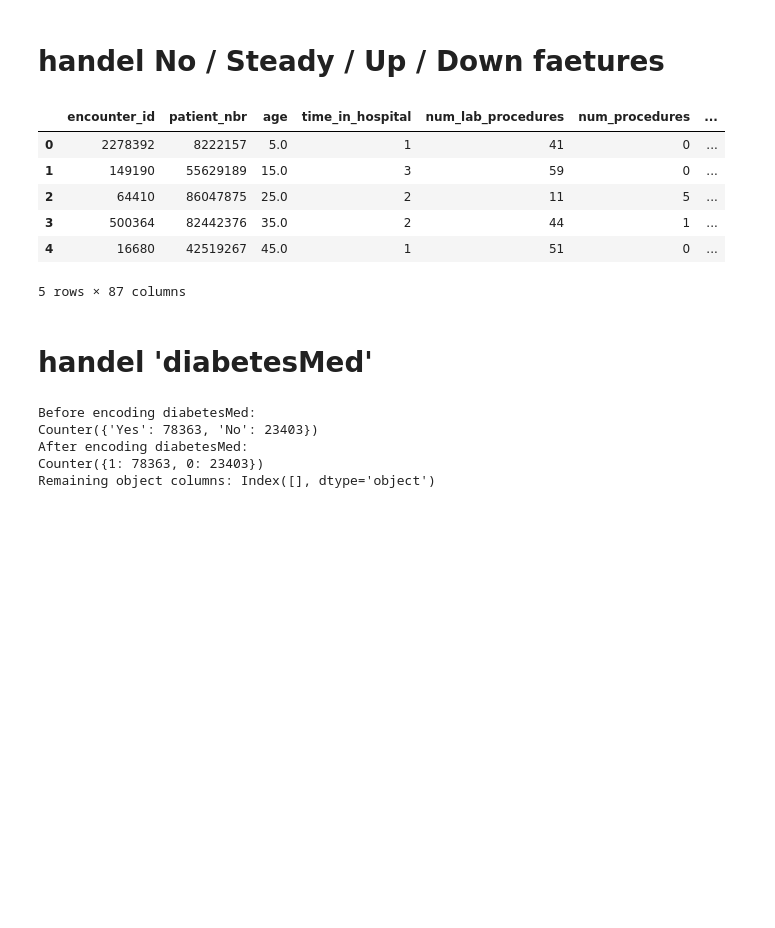
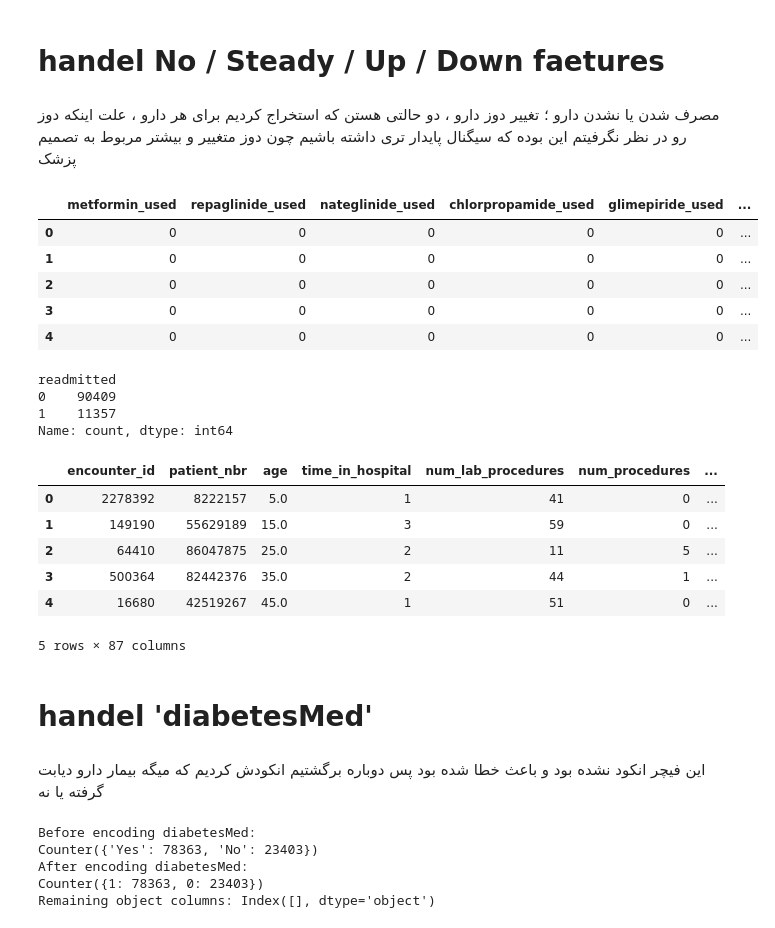
Before and after one commit to mrpanigale/tabatabaei, a Jupyter notebook: HW_09_tabatabaei/HW_09_tabatabaei_encoding_2.ipynb, the cells around one changed output. Saved outputs shown, nothing was run; the diff lists cells and outputs as text; code cells hidden in the pictures; blank space fills up the shorter version.

```diff
--- a/HW_09_tabatabaei/HW_09_tabatabaei_encoding_2.ipynb
+++ b/HW_09_tabatabaei/HW_09_tabatabaei_encoding_2.ipynb
@@ -446,11 +493,14 @@ i
 # %%
 def icd9_to_group(code):
+    # at least if we saw a unkown category we will change it to other
     try:
+        # there are different types of ICD9 codes so we need to convert them to string
         code = str(code)
+        # V and E are out of our issue
         if code.startswith('V') or code.startswith('E'):
             return 'Other'
         code_num = float(code)
-
+        # we will change a lot of unsense codes to these categories
         if 390 <= code_num <= 459 or code_num == 785:
             return 'Circulatory'
         elif 460 <= code_num <= 519:
@@ -472,19 +522,23 @@ def icd9_to_group(code):
     except:
         return 'Other'
 
+# apply func on diag_1, diag_2, diag_3
 for col in ['diag_1', 'diag_2', 'diag_3']:
+    # create a new column of func result
     diabetic_df[col + '_group'] = diabetic_df[col].apply(icd9_to_group)
-
+# one hot encoding of diag_1_group, diag_2_group, diag_3_group
 diag_ohe = pd.get_dummies(
     diabetic_df[['diag_1_group', 'diag_2_group', 'diag_3_group']],
-    prefix=['diag1', 'diag2', 'diag3']
+    prefix=['diag1', 'diag2', 'diag3'],
+    dtype=int
 )
-
+# concat the original df with the encoded df
 diabetic_df = pd.concat([diabetic_df, diag_ohe], axis=1)
+# drop all those columns we dont need anymore
 diabetic_df.drop(columns=['diag_1','diag_2','diag_3',
                            'diag_1_group','diag_2_group','diag_3_group'],
                  inplace=True)
-
+# display the head
 display(diabetic_df.head())
 # %% [output]
 |  | encounter_id | patient_nbr | age | time_in_hospital | num_lab_procedures | num_procedures | ... |
@@ -553,51 +613,66 @@ Counter({nan: 84748, '>8': 8216, 'Norm': 4990, '>7': 3812})
 5 rows × 92 columns
 # %% [markdown]
 # handel No / Steady / Up / Down faetures
+# %% [markdown]
+مصرف شدن یا نشدن دارو ؛ تغییر دوز دارو ، دو حالتی هستن که استخراج کردیم برای هر دارو ، علت اینکه دوز رو در نظر نگرفیتم این بوده که سیگنال پایدار تری داشته باشیم چون دوز متغییر و بیشتر مربوط به تصمیم پزشک
 # %%
-
+# a list of medication columns
 med_cols = [
     'metformin','repaglinide','nateglinide','chlorpropamide',
     'glimepiride','glyburide','acetohexamide','glipizide',
     'tolbutamide','pioglitazone','rosiglitazone','acarbose',
     'miglitol','troglitazone','tolazamide','examide','citoglipton'
 ]
-
+# this loop check if a medication is used
 for col in med_cols:
     diabetic_df[col + '_used'] = (diabetic_df[col] != 'No').astype(int)
-
+# insulin is more important than other medications
 diabetic_df['insulin_used'] = (diabetic_df['insulin'] != 'No').astype(int)
-
+# we check if the medication was changed
 diabetic_df['med_changed'] = (diabetic_df['change'] == 'Ch').astype(int)
-
+# drop the original medication columns because we extracted the information
 diabetic_df.drop(columns=med_cols + ['insulin', 'change'], inplace=True)
-
+# there are not enough samples for these medications
 combo_cols = [
     'glyburide-metformin', 'glipizide-metformin',
     'glimepiride-pioglitazone', 'metformin-rosiglitazone',
     'metformin-pioglitazone'
 ]
+# so we drop them
 diabetic_df.drop(columns=combo_cols, inplace=True)
 
-diabetic_df.filter(like='_used').head()
+display(diabetic_df.filter(like='_used').head())
 
 
-
+# encode label (readmitted)
 diabetic_df['readmitted'] = (diabetic_df['readmitted'] == '<30').astype(int)
-
-diabetic_df['readmitted'].value_counts()
-
+# result
+display(diabetic_df['readmitted'].value_counts())
 
 display(diabetic_df.head())
 # %% [output]
-|  | encounter_id | patient_nbr | age | time_in_hospital | num_lab_procedures | num_procedures | ... |
-| 0 | 2278392 | 8222157 | 5.0 | 1 | 41 | 0 | ... |
-| 1 | 149190 | 55629189 | 15.0 | 3 | 59 | 0 | ... |
-| 2 | 64410 | 86047875 | 25.0 | 2 | 11 | 5 | ... |
-| 3 | 500364 | 82442376 | 35.0 | 2 | 44 | 1 | ... |
-| 4 | 16680 | 42519267 | 45.0 | 1 | 51 | 0 | ... |
+|  | metformin_used | repaglinide_used | nateglinide_used | chlorpropamide_used | glimepiride_used | ... |
+| 0 | 0 | 0 | 0 | 0 | 0 | ... |
+| 1 | 0 | 0 | 0 | 0 | 0 | ... |
+| 2 | 0 | 0 | 0 | 0 | 0 | ... |
+| 3 | 0 | 0 | 0 | 0 | 0 | ... |
+| 4 | 0 | 0 | 0 | 0 | 0 | ... |
-5 rows × 87 columns
+readmitted
+0    90409
+1    11357
+Name: count, dtype: int64
+|  | encounter_id | patient_nbr | age | time_in_hospital | num_lab_procedures | num_procedures | ... |
+| 0 | 2278392 | 8222157 | 5.0 | 1 | 41 | 0 | ... |
+| 1 | 149190 | 55629189 | 15.0 | 3 | 59 | 0 | ... |
+| 2 | 64410 | 86047875 | 25.0 | 2 | 11 | 5 | ... |
+| 3 | 500364 | 82442376 | 35.0 | 2 | 44 | 1 | ... |
+| 4 | 16680 | 42519267 | 45.0 | 1 | 51 | 0 | ... |
+5 rows × 87 columns
 # %% [markdown]
 # handel 'diabetesMed'
+# %% [markdown]
+این فیچر انکود نشده بود و باعث خطا شده بود پس دوباره برگشتیم انکودش کردیم
+که میگه بیمار دارو دیابت گرفته یا نه
 # %%
 # ---- Fix remaining object column (diabetesMed) ----
 
```
Also changed, not shown: parts of 32 cells of this notebook, 2 other files.
